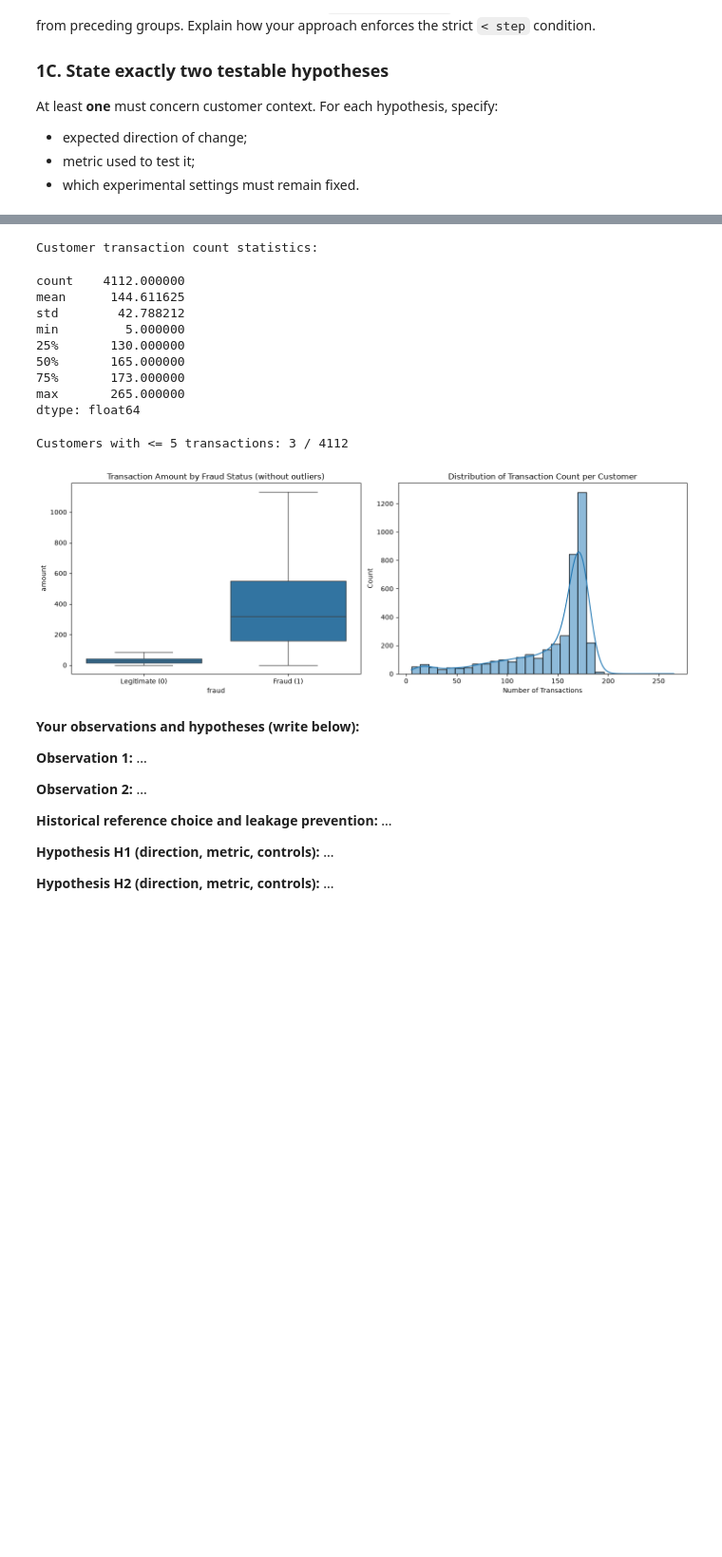
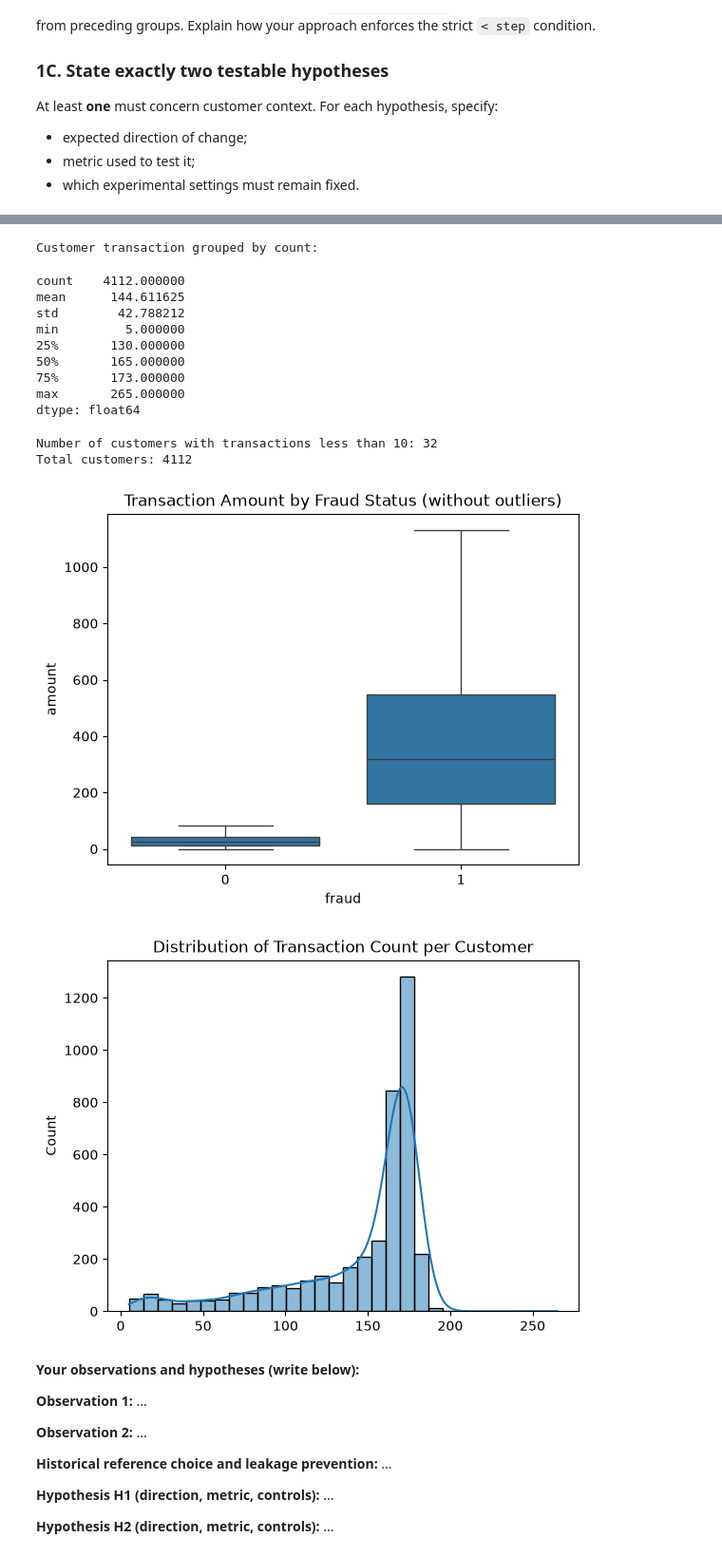
Before and after one commit to SpriNt-PL/ADM_Lab_6, a Jupyter notebook: 01_BankSim/01_BankSim_anomalies.ipynb, the cells around one changed output, grey strips where cells are left out. Shown at 95% size. Saved outputs shown, nothing was run; the diff lists cells and outputs as text; code cells hidden in the pictures; blank space fills up the shorter version.

```diff
--- a/01_BankSim/01_BankSim_anomalies.ipynb
+++ b/01_BankSim/01_BankSim_anomalies.ipynb
@@ -94,6 +94,8 @@ print("\nAmount summary:")
 amount_summary = raw.groupby("fraud")["amount"].describe().T
 display(amount_summary)
 
+
+print("\nCategory differences:")
 catergory_summary = (
     raw.groupby("category")
     .agg(
@@ -102,31 +104,28 @@ catergory_summary = (
         fraud_rate=("fraud", "mean"),
         mean_amount=("amount", "mean"),
     )
-    .sort_values("fraud_count", ascending=False)
+    .sort_values(["fraud_rate", "fraud_count"], ascending=False)
 )
-
-print("\nTop categories by fraud count:")
 display(catergory_summary)
 
-cust_counts = raw.groupby("customer").size()
-print("\nCustomer transaction count statistics:")
-display(cust_counts.describe())
-print(
-    f"Customers with <= 5 transactions: {(cust_counts <= 5).sum()} / {len(cust_counts)}"
-)
 
-fig, axes = plt.subplots(1, 2, figsize=(14, 5))
+print("\nCustomer transaction grouped by count:")
+customer_transactions_count = raw.groupby("customer").size()
+display(customer_transactions_count.describe())\
 
-sns.boxplot(ax=axes[0], data=raw, x="fraud", y="amount", showfliers=False)
-axes[0].set_title("Transaction Amount by Fraud Status (without outliers)")
-axes[0].set_xticklabels(["Legitimate (0)", "Fraud (1)"])
+LOW_TRANSACTIONS_THREASHOLD = 10
+customers_with_small_transactions_count = (customer_transactions_count <= LOW_TRANSACTIONS_THREASHOLD).sum()
+print(f"Number of customers with transactions less than {LOW_TRANSACTIONS_THREASHOLD}: {customers_with_small_transactions_count}")
+print(f"Total customers: {len(customer_transactions_count)}")
 
-sns.histplot(cust_counts, ax=axes[1], bins=30, kde=True)
-axes[1].set_title("Distribution of Transaction Count per Customer")
-axes[1].set_xlabel("Number of Transactions")
 
-plt.tight_layout()
+sns.boxplot(data=raw, x="fraud", y="amount", showfliers=False)
+plt.title("Transaction Amount by Fraud Status (without outliers)")
 plt.show()
+
+sns.histplot(customer_transactions_count, bins=30, kde=True)
+plt.title("Distribution of Transaction Count per Customer")
+plt.show()
 # %% [output]
 Total transactions: 594643
 Total fraud cases: 7200
@@ -158,20 +157,22 @@ Top categories by fraud count:
 | 'es_barsandrestaurants' | 6373 | 120 | 0.018829 | 43.461014 |
 | 'es_fashion' | 6454 | 116 | 0.017973 | 65.666642 |
 | 'es_contents' | 885 | 0 | 0.000000 | 44.547571 |
 | 'es_food' | 26254 | 0 | 0.000000 | 37.070405 |
 | 'es_transportation' | 505119 | 0 | 0.000000 | 26.958187 |
-Customer transaction count statistics:
+Customer transaction grouped by count:
 count    4112.000000
 mean      144.611625
 std        42.788212
 min         5.000000
 25%       130.000000
 50%       165.000000
 75%       173.000000
 max       265.000000
 dtype: float64
-Customers with <= 5 transactions: 3 / 4112
+Number of customers with transactions less than 10: 32
+Total customers: 4112
-[figure, old version]
+[figure, new version]
+[figure, added]
 # %%
 # TODO 1B - Historical customer statistic and number of earlier transactions.
 # Required output columns:
```
Also changed, not shown: parts of 1 cell of this notebook.
